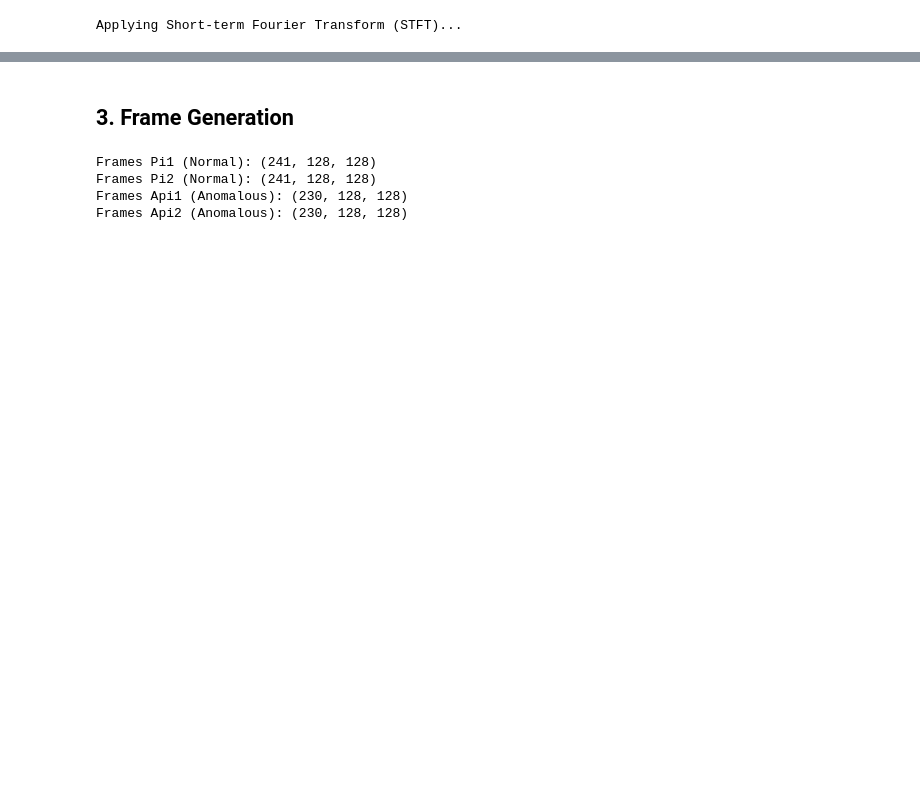
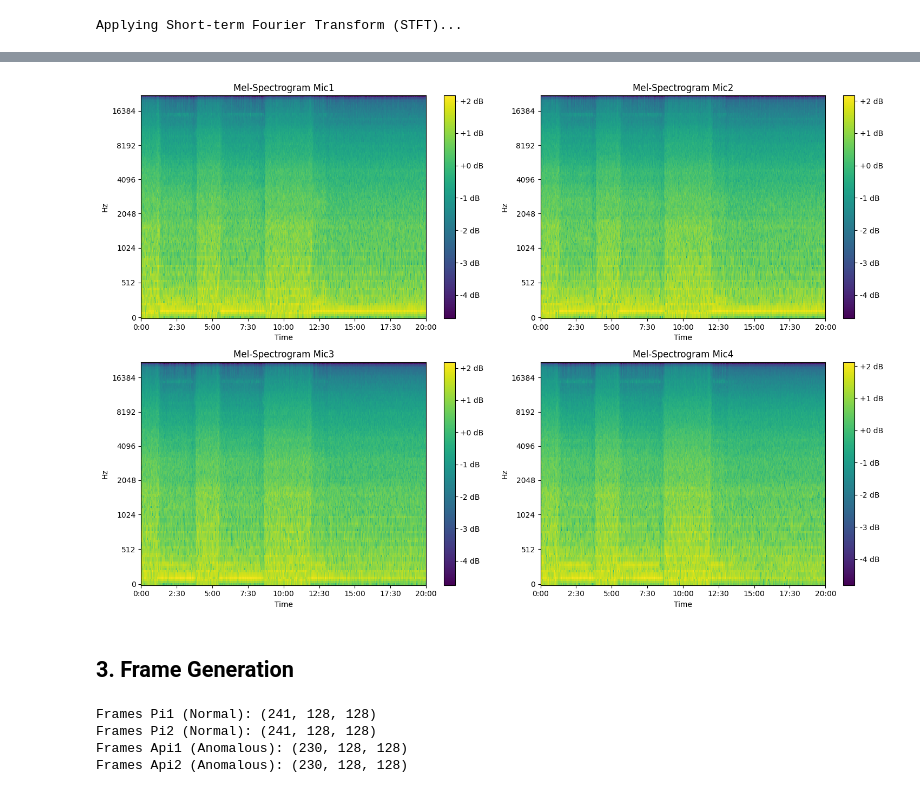
Before and after one commit to frodo-hu/Acoustic-Anomaly-Detection, a Jupyter notebook: Preprocessing/Preprocessing.ipynb, the cells around one changed output, grey strips where cells are left out. Cells and saved outputs as stored; diff of their text form; code cells hidden in the pictures; blank space fills up the shorter version.

```diff
--- a/Preprocessing/Preprocessing.ipynb
+++ b/Preprocessing/Preprocessing.ipynb
@@ -147,9 +147,9 @@ Aligned Pi1 normal audio loaded.
 # Apply STFT (Short-term Fourier Transform) for all files
 print("Applying Short-term Fourier Transform (STFT)...")
 stft_pi1 = librosa.stft(aligned_pi1, n_fft=1024, hop_length=512)
-#stft_pi2 = librosa.stft(aligned_pi2, n_fft=1024, hop_length=512)
-#stft_Api1 = librosa.stft(aligned_Api1, n_fft=1024, hop_length=512)
-#stft_Api2 = librosa.stft(aligned_Api2, n_fft=1024, hop_length=512)
+stft_pi2 = librosa.stft(aligned_pi2, n_fft=1024, hop_length=512)
+stft_pi3 = librosa.stft(aligned_pi3, n_fft=1024, hop_length=512)
+stft_pi4 = librosa.stft(aligned_pi4, n_fft=1024, hop_length=512)
 # %% [output]
 Applying Short-term Fourier Transform (STFT)...
 # %%
@@ -233,31 +249,33 @@ plt.show()
 # %%
 # Create a figure for the subplots
 fig, axs = plt.subplots(2, 2, figsize=(15, 10))
 
-# Plot Normal Pi1
+# Plot Mic1
 img1 = librosa.display.specshow(mel_db_pi1, sr=sr1, x_axis='time', y_axis='mel', cmap='viridis', ax=axs[0, 0])
-axs[0, 0].set(title='Mel-Spectrogram Pi1 (Normal)')
+axs[0, 0].set(title='Mel-Spectrogram Mic1')
 fig.colorbar(img1, ax=axs[0, 0], format='%+2.0f dB')
 
-# Plot Normal Pi2
+# Plot Mic2
 img2 = librosa.display.specshow(mel_db_pi2, sr=sr2, x_axis='time', y_axis='mel', cmap='viridis', ax=axs[0, 1])
-axs[0, 1].set(title='Mel-Spectrogram Pi2 (Normal)')
+axs[0, 1].set(title='Mel-Spectrogram Mic2')
 fig.colorbar(img2, ax=axs[0, 1], format='%+2.0f dB')
 
-# Plot Anomalous Pi1
-img3 = librosa.display.specshow(mel_db_Api1, sr=sr3, x_axis='time', y_axis='mel', cmap='viridis', ax=axs[1, 0])
-axs[1, 0].set(title='Mel-Spectrogram Pi1 (Anomalous)')
+# Plot Mic3
+img3 = librosa.display.specshow(mel_db_pi3, sr=sr3, x_axis='time', y_axis='mel', cmap='viridis', ax=axs[1, 0])
+axs[1, 0].set(title='Mel-Spectrogram Mic3')
 fig.colorbar(img3, ax=axs[1, 0], format='%+2.0f dB')
 
-# Plot Anomalous Pi2
-img4 = librosa.display.specshow(mel_db_Api2, sr=sr4, x_axis='time', y_axis='mel', cmap='viridis', ax=axs[1, 1])
-axs[1, 1].set(title='Mel-Spectrogram Pi2 (Anomalous)')
+# Plot Mic4
+img4 = librosa.display.specshow(mel_db_pi4, sr=sr4, x_axis='time', y_axis='mel', cmap='viridis', ax=axs[1, 1])
+axs[1, 1].set(title='Mel-Spectrogram Mic4')
 fig.colorbar(img4, ax=axs[1, 1], format='%+2.0f dB')
 
 # Adjust layout
 plt.tight_layout()
 plt.savefig('../Data/mel/mel_spectrograms_comparison.png')
 plt.show()
+# %% [output]
+[figure, added]
 # %% [markdown]
 ## **3. Frame Generation**
 # %%
```
Also changed, not shown: parts of 4 cells of this notebook, 9 other files.
